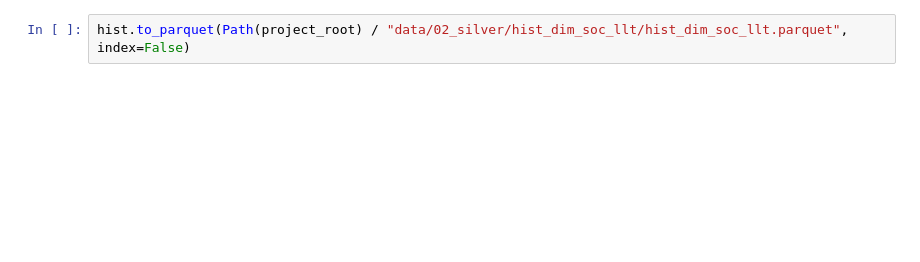
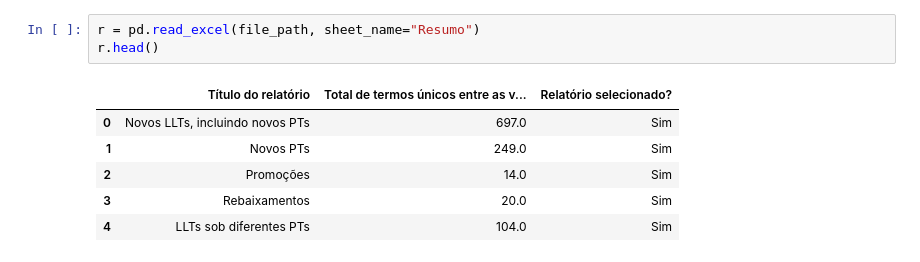
Before and after one commit to mlab-inf-ufrgs/vigimed, a Jupyter notebook: src/reacoes/etl_dim_soc_llt.ipynb, the cells around one changed output. Drawn from its saved outputs; the diff is of its cells as text; blank space fills up the shorter version.

```diff
--- a/src/reacoes/etl_dim_soc_llt.ipynb
+++ b/src/reacoes/etl_dim_soc_llt.ipynb
@@ -116,2 +23,10 @@ hist.head()
-# %%
-hist.to_parquet(Path(project_root) / "data/02_silver/hist_dim_soc_llt/hist_dim_soc_llt.parquet", index=False)
+# %%
+r = pd.read_excel(file_path, sheet_name="Resumo")
+r.head()
+# %% [output]
+|  | Título do relatório | Total de termos únicos entre as v... | Relatório selecionado? |
+| 0 | Novos LLTs, incluindo novos PTs | 697.0 | Sim |
+| 1 | Novos PTs | 249.0 | Sim |
+| 2 | Promoções | 14.0 | Sim |
+| 3 | Rebaixamentos | 20.0 | Sim |
+| 4 | LLTs sob diferentes PTs | 104.0 | Sim |
```
Also changed, not shown: parts of 27 cells of this notebook, 5 other files.
